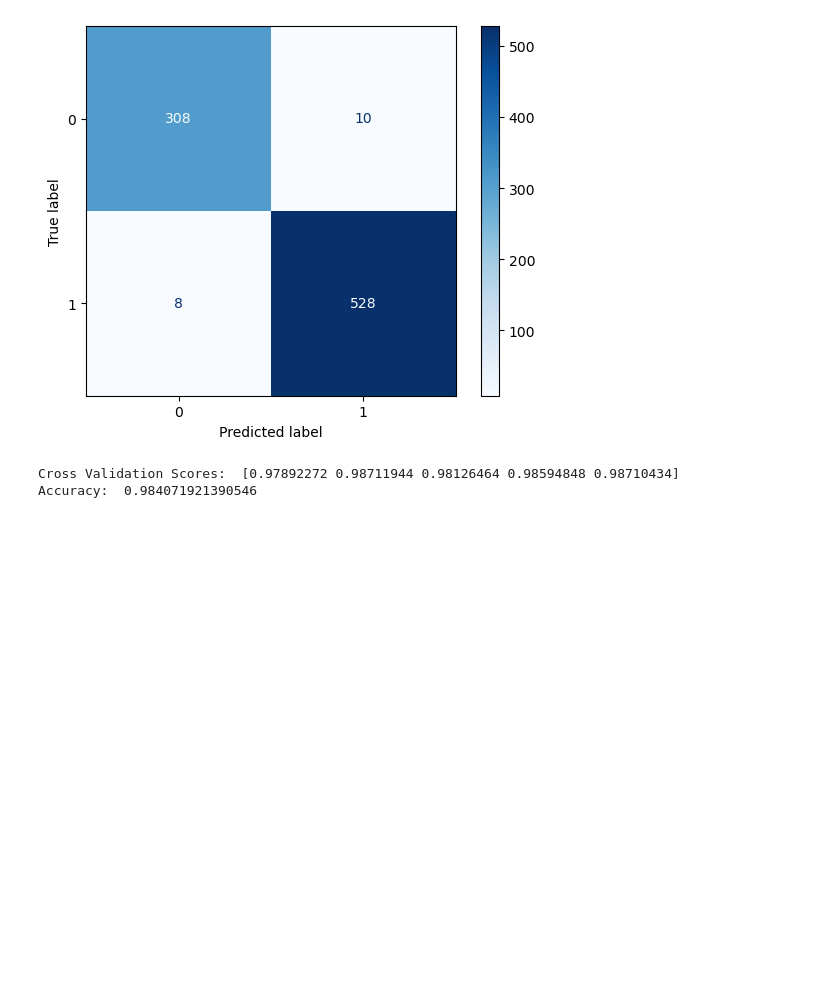
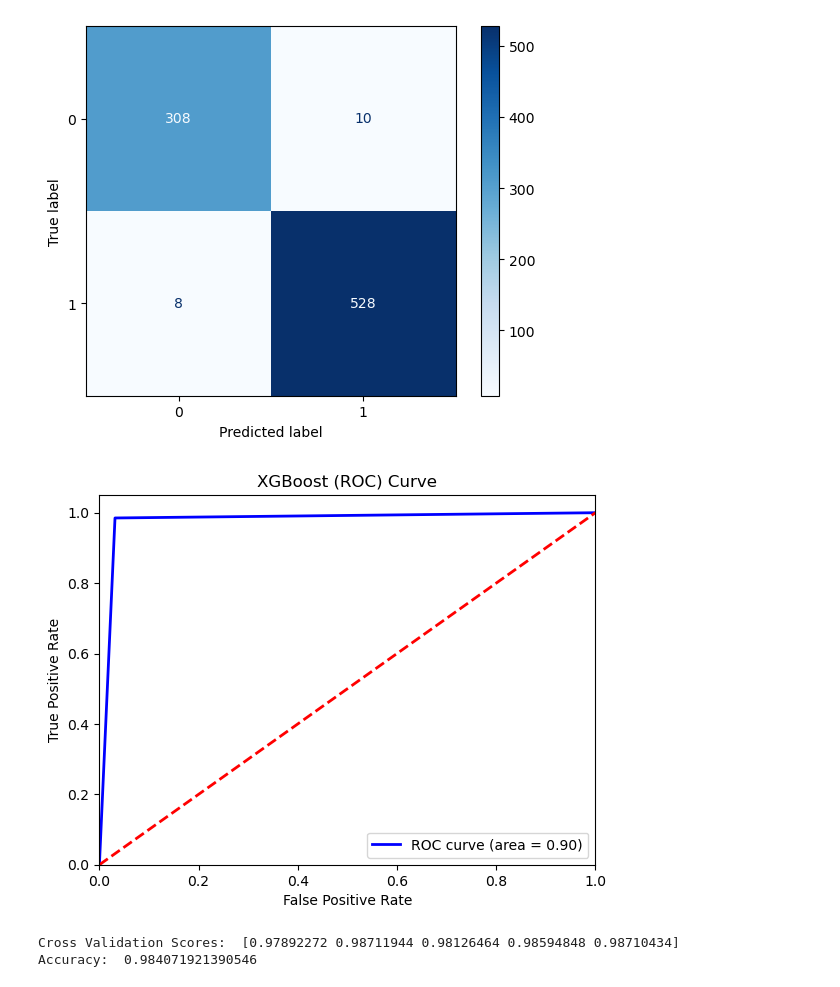
Before and after one commit to mch3pg4/60006CEM-MLTasks, a Jupyter notebook: Task2-Classification/MLTask2Classification.ipynb, the cells around one changed output. Saved outputs shown, nothing was run; the diff lists cells and outputs as text; code cells hidden in the pictures; blank space fills up the shorter version.

```diff
--- a/Task2-Classification/MLTask2Classification.ipynb
+++ b/Task2-Classification/MLTask2Classification.ipynb
@@ -401,6 +422,23 @@ ConfusionMatrixDisplay(conf_matrix_xgb, display_labels=better_model.classes_).pl
 plt.show()
 # %% [output]
 [figure]
+# %%
+# show roc curve
+fpr_xgb, tpr_xgb, thresholds = roc_curve(y_test, y_pred_xgb)
+roc_auc_xgb = roc_auc_score(y_test, y_pred_xgb)
+
+plt.figure()
+plt.plot(fpr_xgb, tpr_xgb, color='blue', lw=2, label=f'ROC curve (area = {roc_auc:.2f})')
+plt.plot([0, 1], [0, 1], color='red', lw=2, linestyle='--')
+plt.xlim([0.0, 1.0])
+plt.ylim([0.0, 1.05])
+plt.xlabel('False Positive Rate')
+plt.ylabel('True Positive Rate')
+plt.title('XGBoost (ROC) Curve')
+plt.legend(loc='lower right')
+plt.show()
+# %% [output]
+[figure, added]
 # %%
 # cross validation
 scores_xgb = cross_val_score(better_model, X, y, cv=kfold)
```
Also changed, not shown: parts of 15 cells of this notebook.
